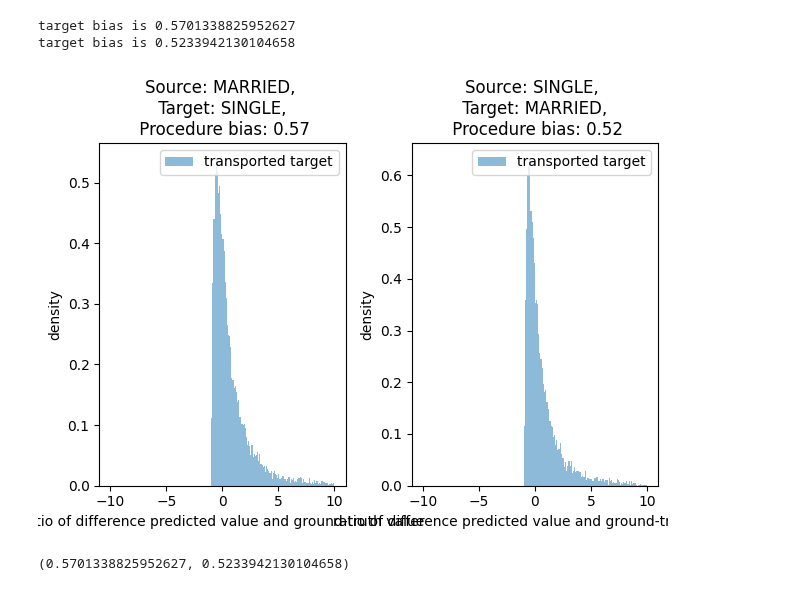
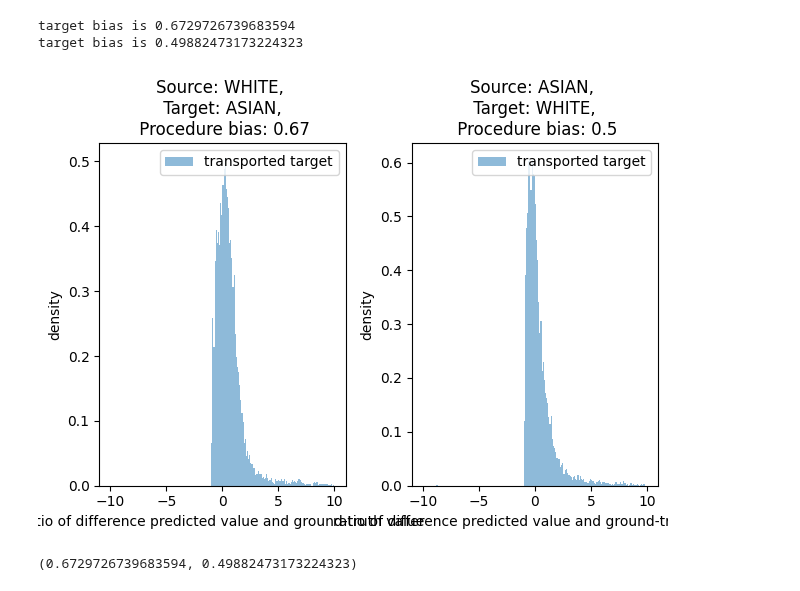
Before and after one commit to causalpathlab/EHR-OT, a Jupyter notebook: mimic_exp/admission/mimic_exp4_fairness.ipynb, the cells around one changed output. Drawn from its saved outputs; the diff is of its cells as text; code cells hidden in the pictures.

```diff
--- a/mimic_exp/admission/mimic_exp4_fairness.ipynb
+++ b/mimic_exp/admission/mimic_exp4_fairness.ipynb
@@ -72,31 +72,32 @@ def entire_proc(group_name, group_1, group_2, ratio_bound = 5):
                   proc_bias_1, target_diff_percent_2, proc_bias_2, ratio_bound)
     return proc_bias_1, proc_bias_2
 # %%
-suffix = None
-group_name = 'marital_status'
-group_1 =  'MARRIED'
-group_2 = 'SINGLE'
+# suffix = None
+# group_name = 'marital_status'
+# group_1 =  'MARRIED'
+# group_2 = 'SINGLE'
 
 # suffix = None
 # group_name = 'insurance'
-# group_1 = 'Medicare'
+# group_1 = 'Private'
 # group_2 =  'Self_Pay'
 
 # suffix = None
 # group_name = 'gender'
 # group_1 =  'F'
 # group_2 = 'M'
 
-# suffix = None
-# group_name = 'ethnicity'
-# group_1 =  'WHITE'
+suffix = None
+group_name = 'ethnicity'
+group_1 =  'WHITE'
 # group_2 = 'HISPANIC_OR_LATINO'
+group_2 = 'ASIAN'
 
 ratio_bound = 10
 
 entire_proc(group_name, group_1, group_2, ratio_bound=ratio_bound)
 # %% [output]
-target bias is 0.5701338825952627
-target bias is 0.5233942130104658
+target bias is 0.6729726739683594
+target bias is 0.49882473173224323
-[figure, old version]
+[figure, new version]
-(0.5701338825952627, 0.5233942130104658)
+(0.6729726739683594, 0.49882473173224323)
```
Also changed, not shown: 46 other files.
